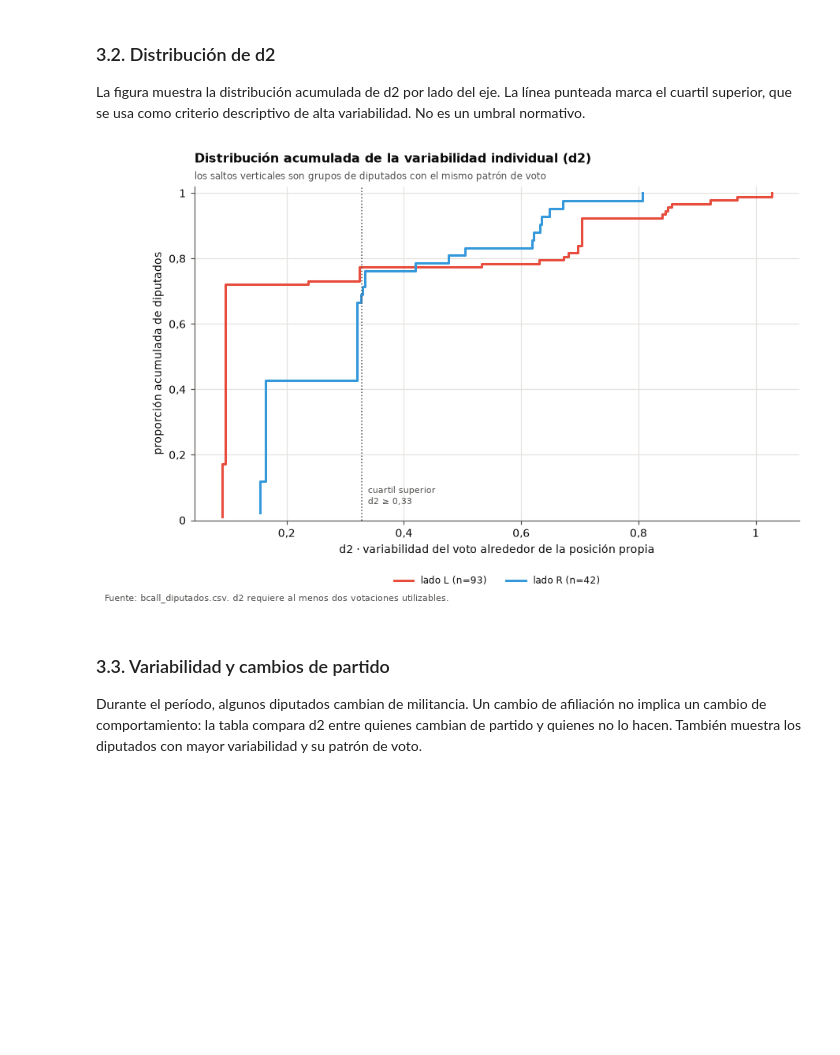
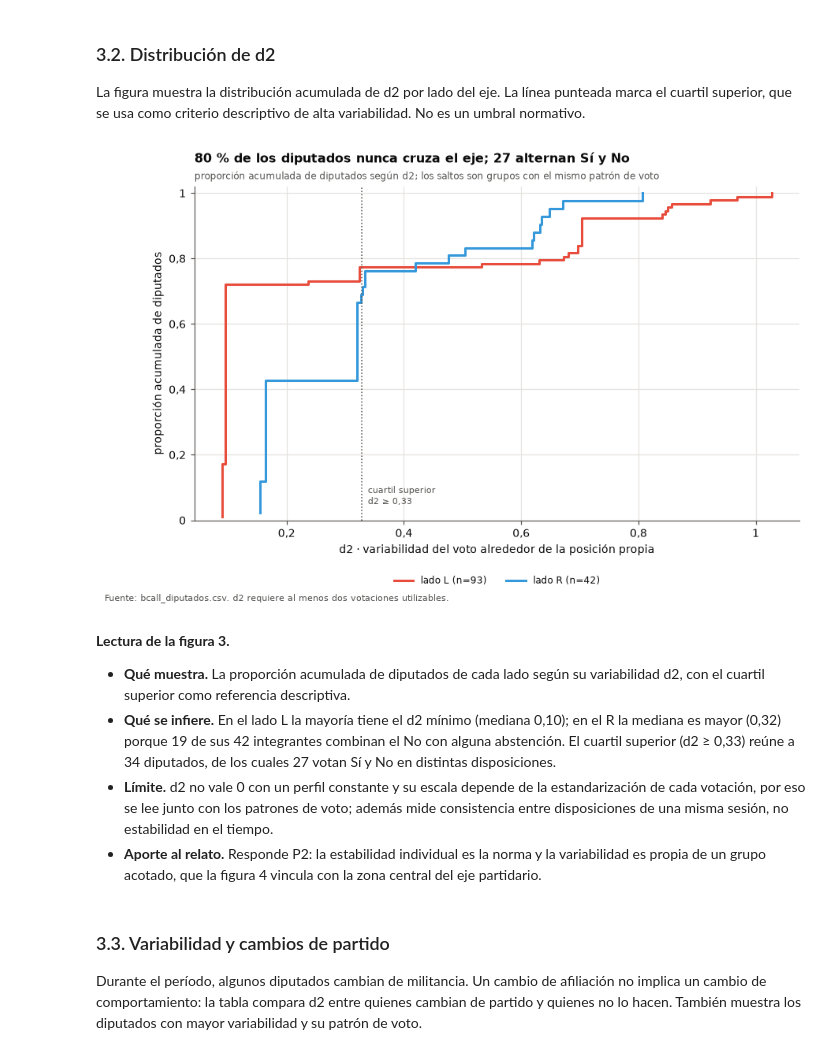
Before and after one commit to joserodriguezc/grupo_1_programacion_ciencia_datos, a Jupyter notebook: F4/notebooks/F4_06_comunicacion.ipynb, the cells around one changed output. Saved outputs shown, nothing was run; the diff lists cells and outputs as text; code cells hidden in the pictures; blank space fills up the shorter version.

```diff
--- a/F4/notebooks/F4_06_comunicacion.ipynb
+++ b/F4/notebooks/F4_06_comunicacion.ipynb
@@ -126,6 +126,15 @@ def pct(proporcion, decimales=0):
     return f'{vis.coma(100 * float(proporcion), decimales)} %'
 
 
+def lectura(numero, muestra, infiero, limite, aporte):
+    # Cuatro frases bajo cada figura, listas para copiar al informe.
+    texto(f'**Lectura de la figura {numero}.**\n\n'
+          f'- **Qué muestra.** {muestra}\n'
+          f'- **Qué se infiere.** {infiero}\n'
+          f'- **Límite.** {limite}\n'
+          f'- **Aporte al relato.** {aporte}')
+
+
 def lista(elementos):
     elementos = [str(e) for e in elementos]
     return elementos[0] if len(elementos) == 1 else ', '.join(elementos[:-1]) + ' y ' + elementos[-1]
@@ -534,29 +603,58 @@ La figura muestra la distribución acumulada de d2 por lado del eje. La línea p
 el cuartil superior, que se usa como criterio descriptivo de alta variabilidad. No es un
 umbral normativo.
 # %%
+cruzan_alta_fig = int((alta_variabilidad['patron'].str.contains('S')
+                       & alta_variabilidad['patron'].str.contains('N')).sum())
 fig, ax = plt.subplots(figsize=(9, 5))
 for lado in ('L', 'R'):
     valores = np.sort(bcall.loc[bcall['grupo_bcall'].eq(lado), 'd2'].dropna())
     ax.step(valores, np.arange(1, len(valores) + 1) / len(valores), where='post',
             color=vis.GRUPOS[lado], linewidth=2, label=f'lado {lado} (n={len(valores)})')
 ax.axvline(corte_d2, color=vis.TEXTO_SECUNDARIO, linestyle=':', linewidth=1)
 ax.text(corte_d2, 0.04, f'  cuartil superior\n  d2 ≥ {c(corte_d2)}', fontsize=7.5,
         color=vis.TEXTO_SECUNDARIO, va='bottom')
 ax.set_xlabel('d2 · variabilidad del voto alrededor de la posición propia')
 ax.set_ylabel('proporción acumulada de diputados')
 ax.set_ylim(0, 1.02)
 ax.grid(True)
 vis.formato_coma(ax, 'x')
 vis.formato_coma(ax, 'y')
-vis.titulo(ax, 'Distribución acumulada de la variabilidad individual (d2)',
-           'los saltos verticales son grupos de diputados con el mismo patrón de voto')
+vis.titulo(ax, f'{pct((constantes + con_abstencion) / len(bcall))} de los diputados nunca '
+               f'cruza el eje; {cruzan} alternan Sí y No',
+           'proporción acumulada de diputados según d2; los saltos son grupos con el mismo '
+           'patrón de voto')
 vis.leyenda_inferior(ax, ncol=2, y=-0.14)
 vis.nota(fig, 'Fuente: bcall_diputados.csv. d2 requiere al menos dos votaciones utilizables.',
          y=-0.06)
 guardar(fig, '03_variabilidad_d2.png')
 plt.show()
+
+mediana_lado = bcall.groupby('grupo_bcall')['d2'].median()
+perfiles_r = perfiles.loc[perfiles['grupo'].eq('R')]
+r_con_abstencion = int(perfiles_r.loc[perfiles_r['patron'].str.contains('A'), 'diputados'].sum())
+lectura(
+    3,
+    'La proporción acumulada de diputados de cada lado según su variabilidad d2, con el '
+    'cuartil superior como referencia descriptiva.',
+    f'En el lado L la mayoría tiene el d2 mínimo (mediana {c(mediana_lado["L"])}); en el R la '
+    f'mediana es mayor ({c(mediana_lado["R"])}) porque {r_con_abstencion} de sus '
+    f'{int(perfiles_r["diputados"].sum())} integrantes combinan el No con alguna abstención. '
+    f'El cuartil superior (d2 ≥ {c(corte_d2)}) '
+    f'reúne a {len(alta_variabilidad)} diputados, de los cuales {cruzan_alta_fig} votan Sí y '
+    'No en distintas disposiciones.',
+    'd2 no vale 0 con un perfil constante y su escala depende de la estandarización de cada '
+    'votación, por eso se lee junto con los patrones de voto; además mide consistencia entre '
+    'disposiciones de una misma sesión, no estabilidad en el tiempo.',
+    'Responde P2: la estabilidad individual es la norma y la variabilidad es propia de un '
+    'grupo acotado, que la figura 4 vincula con la zona central del eje partidario.')
 # %% [output]
-[figure, old version]
+[figure, new version]
+**Lectura de la figura 3.**
+
+- **Qué muestra.** La proporción acumulada de diputados de cada lado según su variabilidad d2, con el cuartil superior como referencia descriptiva.
+- **Qué se infiere.** En el lado L la mayoría tiene el d2 mínimo (mediana 0,10); en el R la mediana es mayor (0,32) porque 19 de sus 42 integrantes combinan el No con alguna abstención. El cuartil superior (d2 ≥ 0,33) reúne a 34 diputados, de los cuales 27 votan Sí y No en distintas disposiciones.
+- **Límite.** d2 no vale 0 con un perfil constante y su escala depende de la estandarización de cada votación, por eso se lee junto con los patrones de voto; además mide consistencia entre disposiciones de una misma sesión, no estabilidad en el tiempo.
+- **Aporte al relato.** Responde P2: la estabilidad individual es la norma y la variabilidad es propia de un grupo acotado, que la figura 4 vincula con la zona central del eje partidario.
 # %% [markdown]
 ### 3.3. Variabilidad y cambios de partido
 Durante el período, algunos diputados cambian de militancia. Un cambio de afiliación no
```
Also changed, not shown: parts of 6 cells of this notebook, 6 other files.
